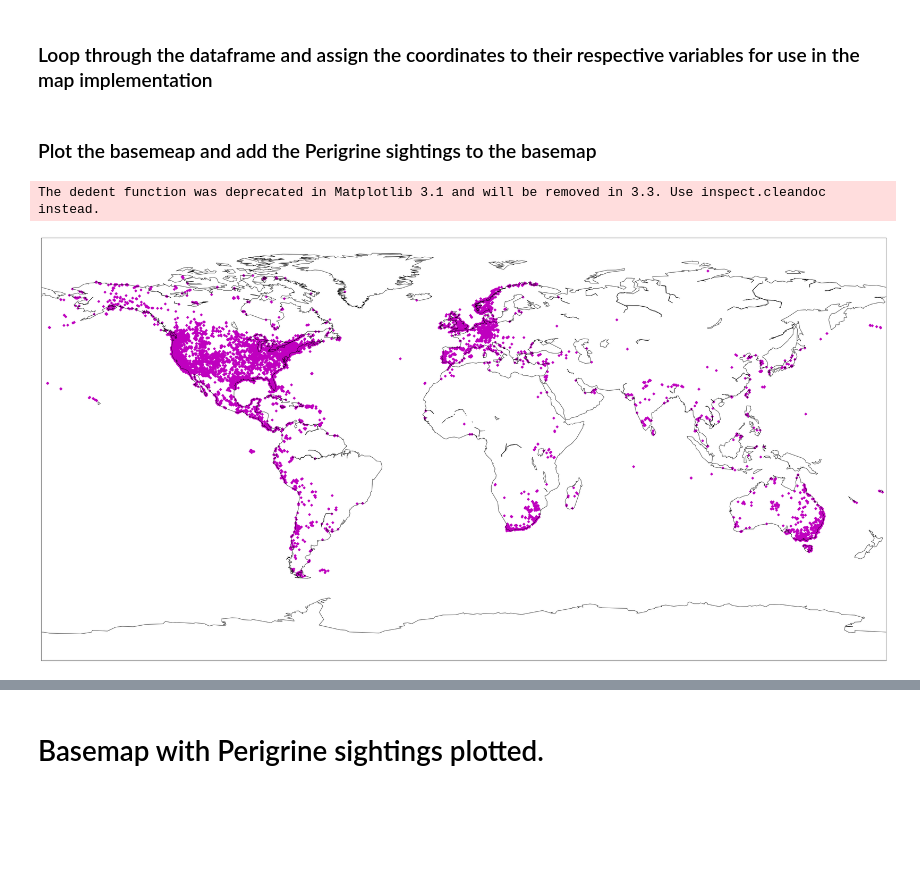
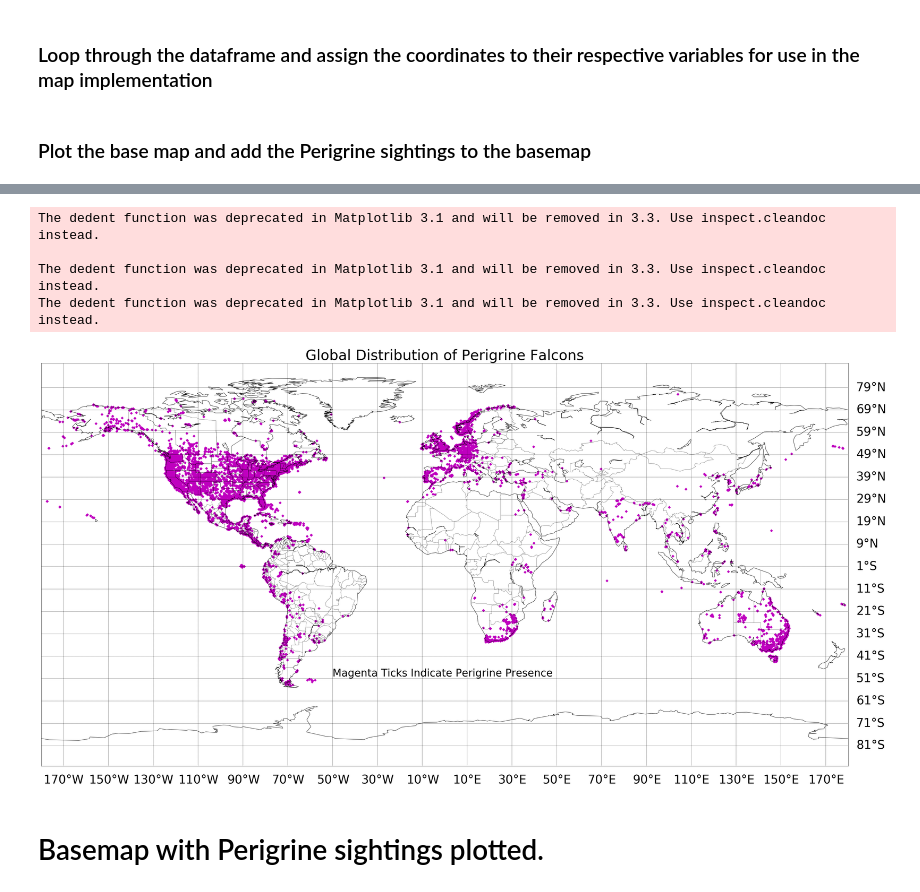
Before and after one commit to SeriousHyena/Sandbox, a Jupyter notebook: perigrines_base.ipynb, the cells around one changed output, grey strips where cells are left out. Drawn from its saved outputs; the diff is of its cells as text; code cells hidden in the pictures; blank space fills up the shorter version.

```diff
--- a/perigrines_base.ipynb
+++ b/perigrines_base.ipynb
@@ -35,23 +38,38 @@ for index, row in df.iterrows(): #iterate through the dataframe and get lat/lon
     lats.append(latt) #append the coordinate to the variable
     counter += 1 #increment the counter
 # %% [markdown]
-### Plot the basemeap and add the Perigrine sightings to the basemap
+### Plot the base map and add the Perigrine sightings to the basemap
-# %%
-from mpl_toolkits.basemap import Basemap
-import matplotlib.pyplot as plt
-
-
-fig, ax = plt.subplots(figsize=(50,25))
-map = Basemap()
-
-map.drawcoastlines()
-
-x, y = map(lats, lons)
-
-map.scatter(x, y, marker='D',color='m')
-
-
-plt.show()
-# %% [output]
-The dedent function was deprecated in Matplotlib 3.1 and will be removed in 3.3. Use inspect.cleandoc instead.
-[figure, removed]
+# %%
+from mpl_toolkits.basemap import Basemap
+import matplotlib.pyplot as plt
+plt.rcParams.update({'font.size': 40})
+
+fig, ax = plt.subplots(figsize=(50,25))
+map = Basemap(width=12000000,height=9000000)
+# the continents will be drawn on top.
+
+
+ax.set(title = "Global Distribution of Perigrine Falcons")
+ax.text(-50, -50, 'Magenta Ticks Indicate Perigrine Presence', fontsize=35)
+
+map.drawcoastlines()
+# the continents will be drawn on top.
+x, y = map(lats, lons)
+map.scatter(x, y, marker='D',color='m')
+
+
+# draw parallels and meridians.
+# label parallels on right and top
+# meridians on bottom and left
+parallels = np.arange(-81.,81,10.)
+# labels = [left,right,top,bottom]
+map.drawparallels(parallels,labels=[False,True,True,False])
+meridians = np.arange(10.,351.,20.)
+map.drawmeridians(meridians,labels=[True,False,False,True])
+map.drawstates(linewidth=0.5, linestyle='solid', color='k', antialiased=1, ax=None, zorder=None) #show state borders
+map.drawcountries(linewidth=0.5, linestyle='solid', color='k', antialiased=1, ax=None, zorder=None) #show country borders
+
+#deprecation warnings can be safely ignored.
+
+plt.show()
+# %% [output]
@@ -58,3 +77,8 @@ The dedent function was deprecated in Matplotlib 3.1 and will be removed in 3.3.
+The dedent function was deprecated in Matplotlib 3.1 and will be removed in 3.3. Use inspect.cleandoc instead.
+
+The dedent function was deprecated in Matplotlib 3.1 and will be removed in 3.3. Use inspect.cleandoc instead.
+The dedent function was deprecated in Matplotlib 3.1 and will be removed in 3.3. Use inspect.cleandoc instead.
+[figure, added]
 # %% [markdown]
 # Basemap with Perigrine sightings plotted.
 # %%
```
Also changed, not shown: parts of 6 cells of this notebook.
